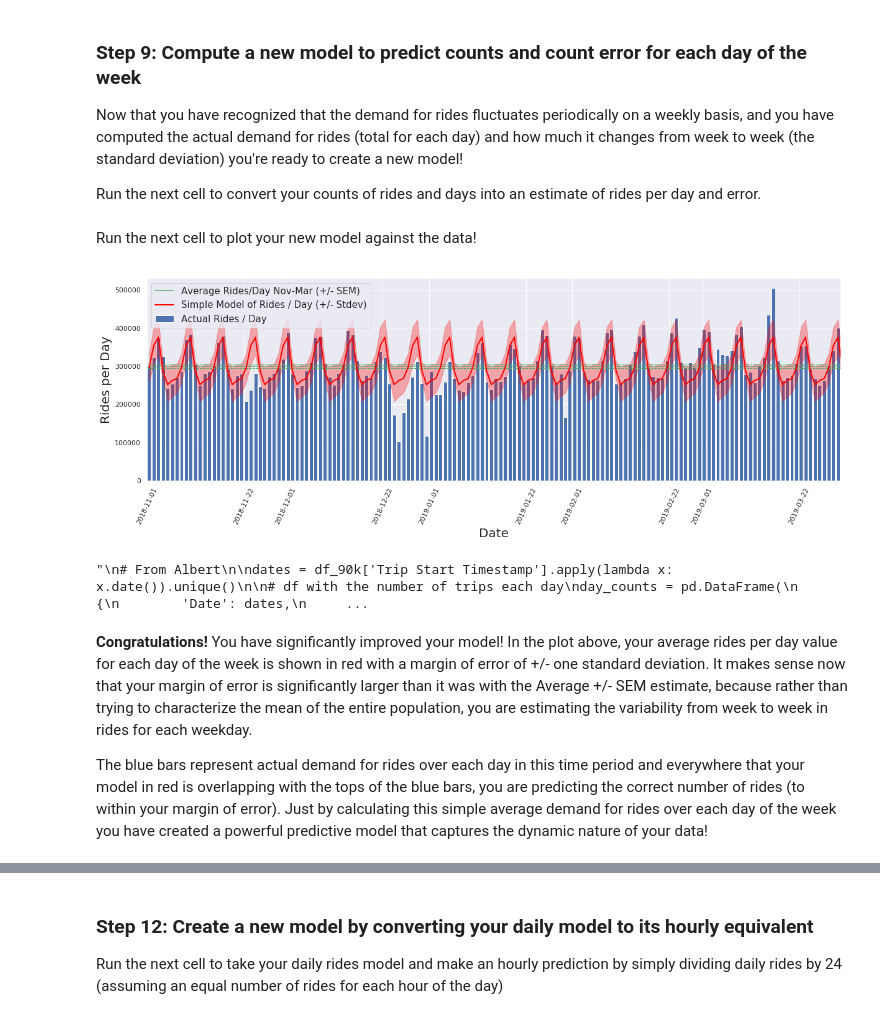
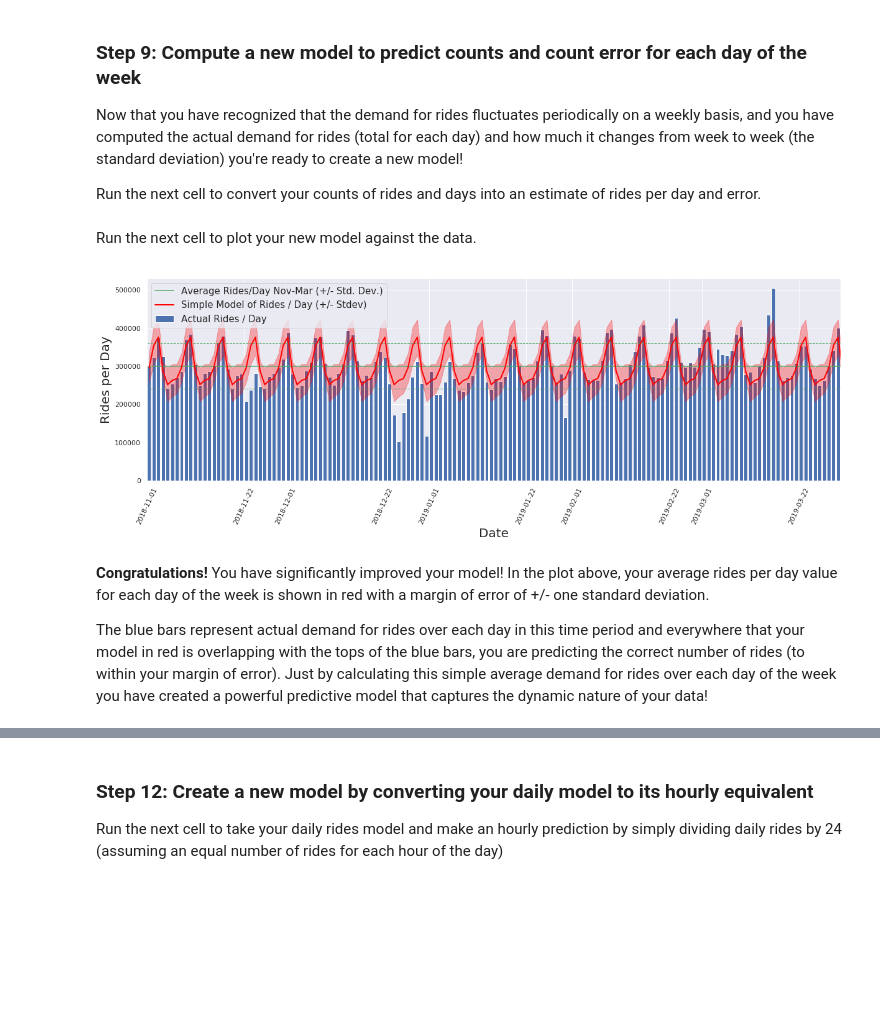
Before and after one commit to ryan-keenan/Data-C4, a Jupyter notebook: Rideshare_Project3.ipynb, the cells around one changed output, grey strips where cells are left out. Saved outputs shown, nothing was run; the diff lists cells and outputs as text; code cells hidden in the pictures; blank space fills up the shorter version.

```diff
--- a/Rideshare_Project3.ipynb
+++ b/Rideshare_Project3.ipynb
@@ -380,20 +351,3 @@ ride_counts
 | Friday | 22 | 15581 | 96.794299 | 708.227273 | 354113.636364 | 48397.149616 |
 | Saturday | 22 | 16541 | 91.652187 | 751.863636 | 375931.818182 | 45826.093486 |
 | Sunday | 22 | 12673 | 45.945596 | 576.045455 | 288022.727273 | 22972.798238 |
-# %%
-"""
-# Define a list of days of the week
-weekdays = ['Monday', 'Tuesday', 'Wednesday', 'Thursday', 'Friday', 'Saturday', 'Sunday']
-
-# Create a new dataframe with number of rides per weekday and number of occurences of each weekday
-ride_counts = pd.DataFrame(
-    {
-        'Weekday': weekdays,
-        'Day Count': [df_90k.loc[df_90k['Weekday']==day,'Trip Start Timestamp'].apply(lambda x: x.date()).nunique() for day in weekdays],
-        'Sum Ride Count': [len(df_90k[df_90k['Weekday']==day]) for day in weekdays],
-        'StDev Ride Count': stdev_rides
-    }
-).set_index('Weekday')
-# Print out the new dataframe
-ride_counts
-"""
@@ -409,83 +361,36 @@ Now that you have recognized that the demand for rides fluctuates periodically o
 
 Run the next cell to convert your counts of rides and days into an estimate of rides per day and error.
 # %% [markdown]
-Run the next cell to plot your new model against the data!
+Run the next cell to plot your new model against the data.
 # %%
 
 # Extract a multi-week model from the ride_counts dataframe (starting on a Thursday)
 one_week_model = list(ride_counts['Weekday_Rides_Model'].values)
 weekday_rides_model = np.array(one_week_model[3:] + 21*one_week_model)
 one_week_error = list(ride_counts['Weekday_Rides_Error'].values)
 weekday_rides_error = np.array(one_week_error[3:] + 21*one_week_error)
 # Create a figure to display the model against actual rides per day
 plt.figure(figsize=(20,6))
 # Run histogram again as a hacky way of getting dates on the x-axis, then plot actual rides per day as a bar chart
 plt.hist(df_90k['Trip Start Timestamp'], bins=round(total_days_90k))
 plt.bar(bin_center_90k, rides_hist_90k[0]*500, color='b', label='Actual Rides / Day')
 # Plot model rides per day as a red line
-plt.axhline(y=rides_per_day_90k, xmin=0, xmax=1, c='g', label='Average Rides/Day Nov-Mar (+/- SEM)')
-plt.axhline(y=rides_per_day_90k + sem_90k, xmin=0, xmax=1, c='g', linestyle='dashed', linewidth=1)
-plt.axhline(y=rides_per_day_90k - sem_90k, xmin=0, xmax=1, c='g', linestyle='dashed', linewidth=1)
+plt.axhline(y=rides_per_day_90k, xmin=0, xmax=1, c='g', label='Average Rides/Day Nov-Mar (+/- Std. Dev.)')
+plt.axhline(y=rides_per_day_90k + sigma_90k, xmin=0, xmax=1, c='g', linestyle='dashed', linewidth=1)
+plt.axhline(y=rides_per_day_90k - sigma_90k, xmin=0, xmax=1, c='g', linestyle='dashed', linewidth=1)
 plt.plot(bin_center_90k, weekday_rides_model, color='red', linewidth=2, label='Simple Model of Rides / Day (+/- Stdev)')
 plt.fill_between(bin_center_90k, weekday_rides_model-weekday_rides_error, weekday_rides_model+weekday_rides_error, color='red', alpha=0.3, zorder=2)
 plt.xticks(rotation=65)  # Rotate the x tick labels for readability
 plt.ylabel('Rides per Day', fontsize=20)
 plt.xlabel('Date', fontsize=20)
 # Set the limits of the x-axis to any date range (default is the full range)
 plt.xlim(pd.Timestamp('2018-11-1'), pd.Timestamp('2019-3-31'))
 plt.legend(fontsize=15)
 plt.show()
-
-"""
-# From Albert
-
-dates = df_90k['Trip Start Timestamp'].apply(lambda x: x.date()).unique()
-
-# df with the number of trips each day
-day_counts = pd.DataFrame(
-    {
-        'Date': dates,
-        'Weekday': [df_90k.loc[df_90k['Trip Start Timestamp'].apply(lambda x: x.date()) == day, 'Weekday'].values[0] for day in dates],
-        'Count': [len(df_90k[df_90k['Trip Start Timestamp'].apply(lambda x: x.date()) == day]) for day in dates]
-    }
-)
-
-day_counts['weekday_rides_model'] = day_counts['Weekday'].apply(lambda x: ride_counts.loc[x, 'weekday_rides_model'])
-day_counts['weekday_rides_error'] = day_counts['Weekday'].apply(lambda x: ride_counts.loc[x, 'weekday_rides_error'])
-
-# Create a figure to display the model against actual rides per day
-plt.figure(figsize=(20,6))
-
-# Run histogram again as a hacky way of getting dates on the x-axis, then plot actual rides per day as a bar chart
-plt.bar(day_counts['Date'], 500 * day_counts['Count'], color='b', label='Actual Rides / Day')
-
-# Plot the average rides per day from the 90k sample as a horizontal green line
-plt.axhline(y=rides_per_day_90k, xmin=0, xmax=1, c='g', label='Average Rides/Day Nov-Mar (+/- SEM)')
-# Plot the +/- SEM interval for the 90k sample as dashed green lines
-plt.axhline(y=rides_per_day_90k + sem_90k, xmin=0, xmax=1, c='g', linestyle='dashed', linewidth=1)
-plt.axhline(y=rides_per_day_90k - sem_90k, xmin=0, xmax=1, c='g', linestyle='dashed', linewidth=1)
-
-# Plot model rides per day as a red line
-plt.plot(day_counts['Date'], day_counts['weekday_rides_model'], color='red', linewidth=2, label='Simple Model of Rides / Day (+/- Stdev)')
-plt.fill_between(
-    day_counts['Date'],
-    day_counts['weekday_rides_model'] - day_counts['weekday_rides_error'],
-    day_counts['weekday_rides_model'] + day_counts['weekday_rides_error'],
-    color='red', alpha=0.3, zorder=2)
-plt.xticks(rotation=65)  # Rotate the x tick labels for readability
-plt.ylabel('Rides per Day', fontsize=20)
-plt.xlabel('Date', fontsize=20)
-
-# Set the limits of the x-axis to any date range (default is the full range)
-plt.xlim(day_counts['Date'].min(), day_counts['Date'].max())
-plt.legend(fontsize=15)
-plt.show()
-"""
 # %% [output]
-[figure, old version]
+[figure, new version]
-"\n# From Albert\n\ndates = df_90k['Trip Start Timestamp'].apply(lambda x: x.date()).unique()\n\n# df with the number of trips each day\nday_counts = pd.DataFrame(\n    {\n        'Date': dates,\n     ...
 # %% [markdown]
-**Congratulations!** You have significantly improved your model! In the plot above, your average rides per day value for each day of the week is shown in red with a margin of error of +/- one standard deviation. It makes sense now that your margin of error is significantly larger than it was with the Average +/- SEM estimate, because rather than trying to characterize the mean of the entire population, you are estimating the variability from week to week in rides for each weekday.
+**Congratulations!** You have significantly improved your model! In the plot above, your average rides per day value for each day of the week is shown in red with a margin of error of +/- one standard deviation.
 
 The blue bars represent actual demand for rides over each day in this time period and everywhere that your model in red is overlapping with the tops of the blue bars, you are predicting the correct number of rides (to within your margin of error). Just by calculating this simple average demand for rides over each day of the week you have created a powerful predictive model that captures the dynamic nature of your data!
 # %% [markdown]
```
Also changed, not shown: parts of 13 cells of this notebook.
